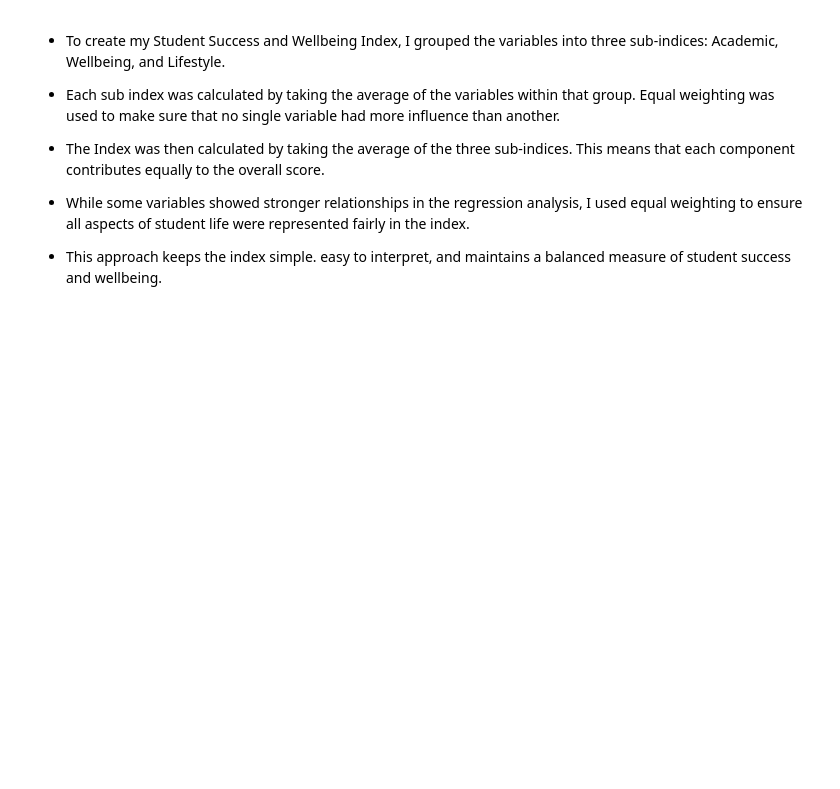
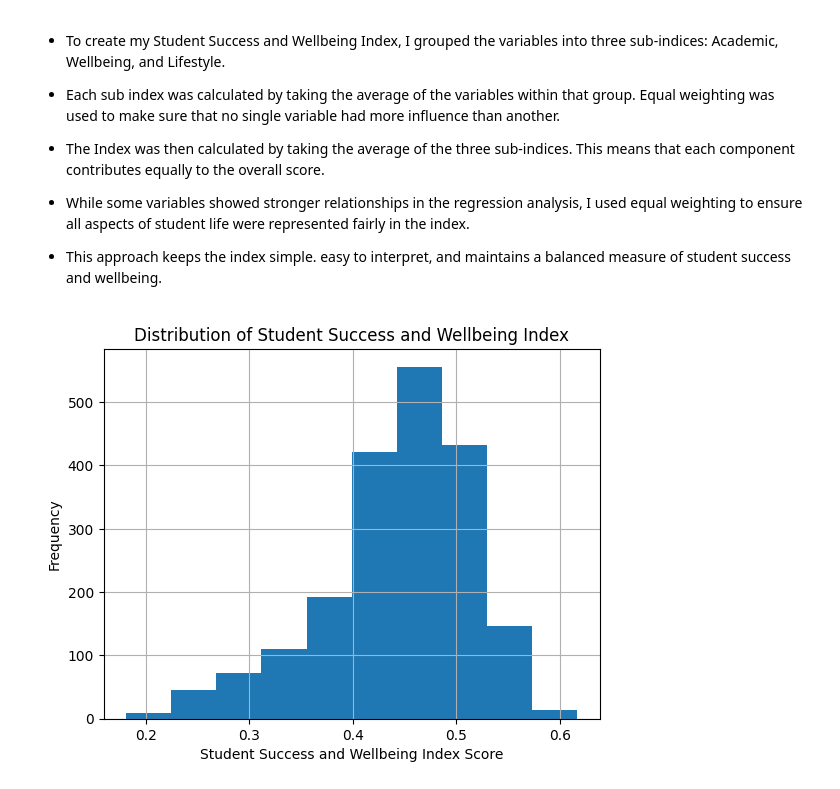
Before and after one commit to 1NVI5IBLE/Student-Success-Wellbeing-Index, a Jupyter notebook: Student_Success_Wellbeing_Index.ipynb, the cells around one changed output. Cells and saved outputs as stored; diff of their text form; code cells hidden in the pictures; blank space fills up the shorter version.

```diff
--- a/Student_Success_Wellbeing_Index.ipynb
+++ b/Student_Success_Wellbeing_Index.ipynb
@@ -350,3 +369,11 @@ df["Student_Success_Wellbeing_Index"] = (df["Academic"] + df["Wellbeing"] + df["
 - While some variables showed stronger relationships in the regression analysis, I used equal weighting to ensure all aspects of student life were represented fairly in the index.
 
 - This approach keeps the index simple. easy to interpret, and maintains a balanced measure of student success and wellbeing.
+# %%
+df["Student_Success_Wellbeing_Index"].hist()
+plt.title('Distribution of Student Success and Wellbeing Index')
+plt.xlabel('Student Success and Wellbeing Index Score')
+plt.ylabel('Frequency')
+plt.show()
+# %% [output]
+[figure, added]
```
Also changed, not shown: parts of 7 cells of this notebook.
